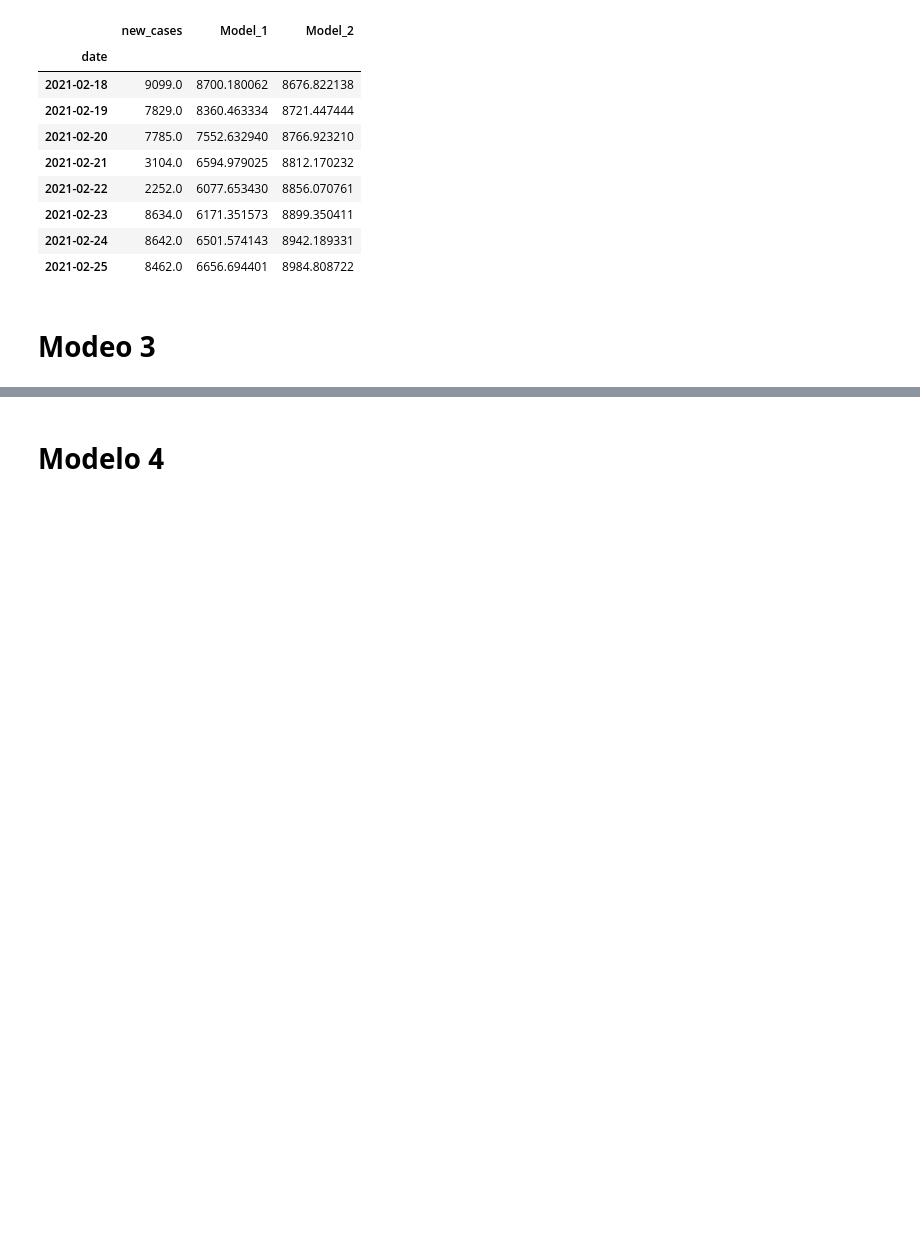
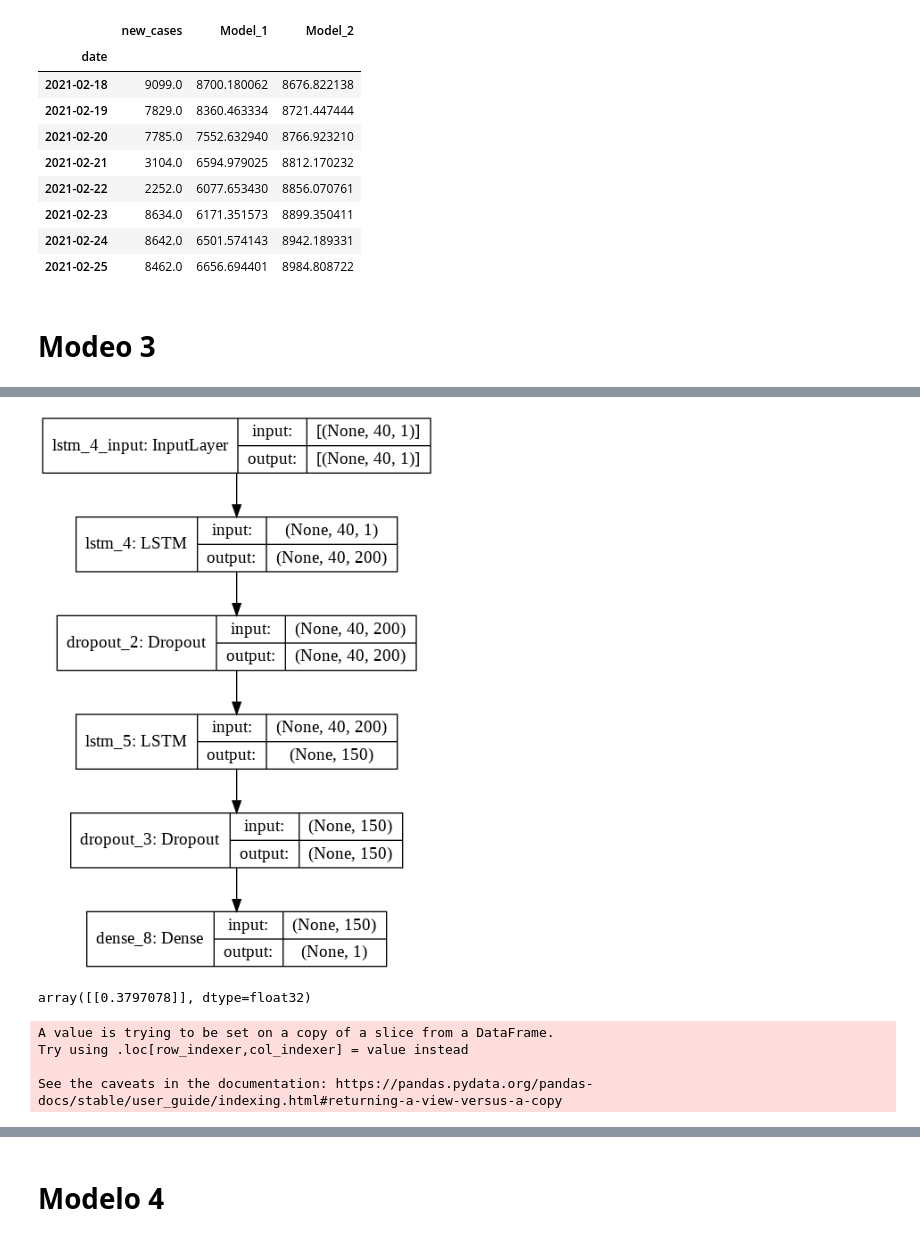
Before and after one commit to artthuro6/Deep_Learning-Covid19, a Jupyter notebook: LSTM_COVID_19.ipynb, the cells around one changed output, grey strips where cells are left out. Drawn from its saved outputs; the diff is of its cells as text; code cells hidden in the pictures; blank space fills up the shorter version.

```diff
--- a/LSTM_COVID_19.ipynb
+++ b/LSTM_COVID_19.ipynb
@@ -581,2 +562,21 @@ model_3.compile(optimizer='sgd', loss='mean_squared_error',
+# %%
+# Modelo 3
+
+# 1. Creacion del modelo
+model_3 = Sequential()
+
+model_3.add(LSTM(200, activation='relu', input_shape=(n_input, n_feacture), return_sequences=True))
+model_3.add(Dropout(0.2))
+model_3.add(LSTM(150))
+model_3.add(Dropout(0.2))
+model_3.add(Dense(1))
+
+# 2.Compilacion del modelo
+model_3.compile(tf.keras.optimizers.Adam(learning_rate=0.001, name='Adam'),
+                loss='mean_squared_error',
+                metrics=['accuracy'])
+
+# 3.Entrenamiento
+model_3.fit_generator(generator, epochs=100)
 # %%
 model_3.summary()
@@ -587,7 +602,10 @@ model_3.fit_generator(generator, epochs=100)
+# %%
+keras.utils.plot_model(model_3, show_shapes=True)
+# %% [output]
+[figure, added]
 # %%
-first_eval_3 = scaled_train[-20:]
-
-
-first_eval_3 = first_eval_3.reshape(1, n_input, n_feacture)
-
-model_3.predict(first_eval_3)
+first_eval = scaled_train[-40:]
+first_eval = first_eval.reshape(1, n_input, n_feacture)
+model_3.predict(first_eval)
+# %% [output]
+array([[0.3797078]], dtype=float32)
@@ -610,7 +615,9 @@ for i in range(len(test)):
 # %%
 #Transofmacion inversa
-true_predicctions_3 = scaler.inverse_transform(test_predictions_3)
-
-
-test['Prediction_3'] = true_predicctions_3
+test['Model_3'] = y
+# %% [output]
+A value is trying to be set on a copy of a slice from a DataFrame.
+Try using .loc[row_indexer,col_indexer] = value instead
+
+See the caveats in the documentation: https://pandas.pydata.org/pandas-docs/stable/user_guide/indexing.html#returning-a-view-versus-a-copy
 # %%
```
Also changed, not shown: parts of 9 cells of this notebook.
